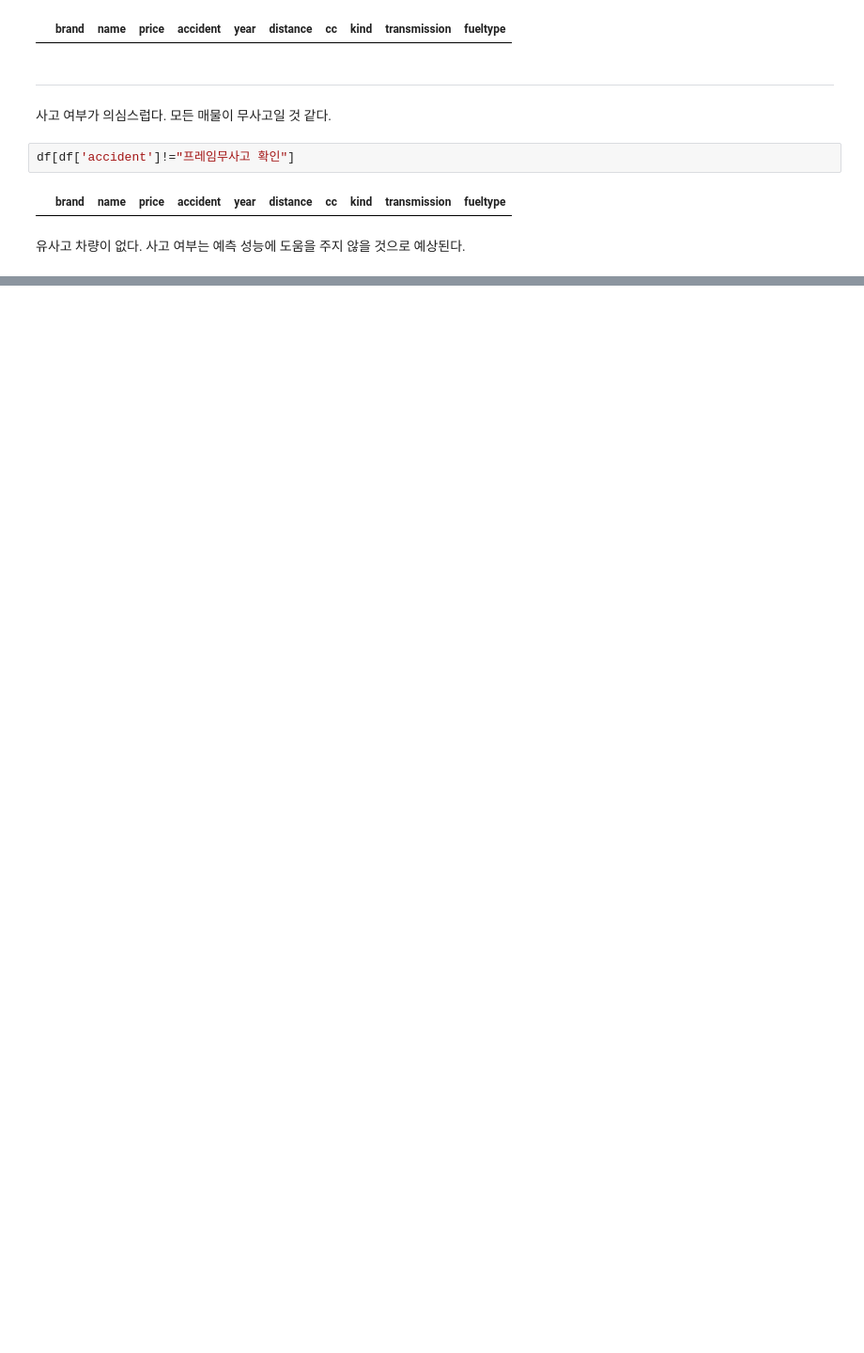
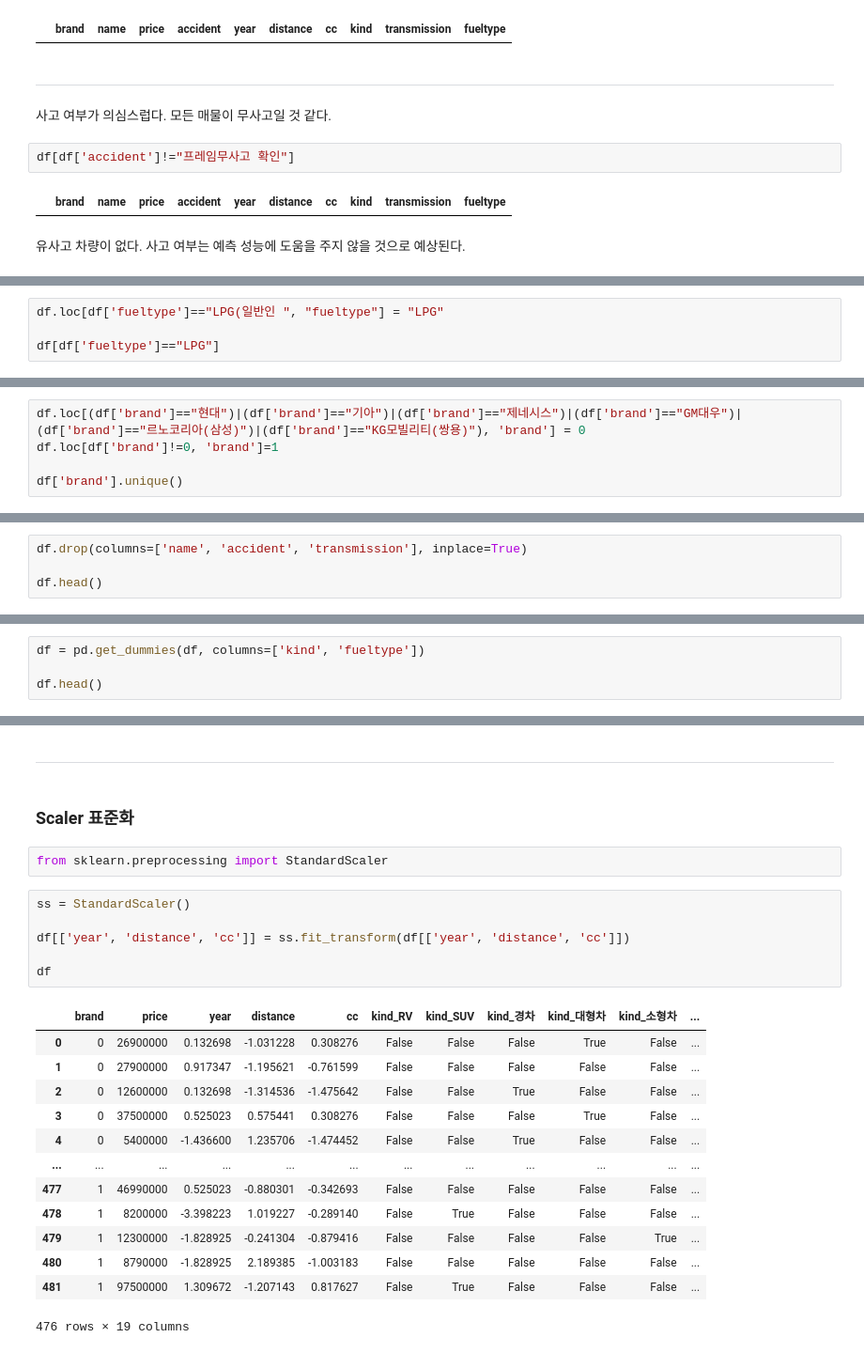
Before and after one commit to yunminseop/LearningModel, a Jupyter notebook: ML/UsedCar.ipynb, the cells around one changed output, grey strips where cells are left out. Shown at 94% size. Saved outputs shown, nothing was run; the diff lists cells and outputs as text; blank space fills up the shorter version.

```diff
--- a/ML/UsedCar.ipynb
+++ b/ML/UsedCar.ipynb
@@ -232,0 +435,4 @@ df[df['accident']!="프레임무사고 확인"]
+# %%
+df.loc[df['fueltype']=="LPG(일반인 ", "fueltype"] = "LPG"
+
+df[df['fueltype']=="LPG"]
@@ -232,0 +498,5 @@ df[df['accident']!="프레임무사고 확인"]
+# %%
+df.loc[(df['brand']=="현대")|(df['brand']=="기아")|(df['brand']=="제네시스")|(df['brand']=="GM대우")|(df['brand']=="르노코리아(삼성)")|(df['brand']=="KG모빌리티(쌍용)"), 'brand'] = 0
+df.loc[df['brand']!=0, 'brand']=1
+
+df['brand'].unique()
@@ -232,0 +543,4 @@ df[df['accident']!="프레임무사고 확인"]
+# %%
+df.drop(columns=['name', 'accident', 'transmission'], inplace=True)
+
+df.head()
@@ -232,0 +558,4 @@ df[df['accident']!="프레임무사고 확인"]
+# %%
+df = pd.get_dummies(df, columns=['kind', 'fueltype'])
+
+df.head()
@@ -232,0 +569,26 @@ df[df['accident']!="프레임무사고 확인"]
+# %% [markdown]
+---
+# %% [markdown]
+### Scaler 표준화
+# %%
+from sklearn.preprocessing import StandardScaler
+# %%
+ss = StandardScaler()
+
+df[['year', 'distance', 'cc']] = ss.fit_transform(df[['year', 'distance', 'cc']])
+
+df
+# %% [output]
+|  | brand | price | year | distance | cc | kind_RV | kind_SUV | kind_경차 | kind_대형차 | kind_소형차 | ... |
+| 0 | 0 | 26900000 | 0.132698 | -1.031228 | 0.308276 | False | False | False | True | False | ... |
+| 1 | 0 | 27900000 | 0.917347 | -1.195621 | -0.761599 | False | False | False | False | False | ... |
+| 2 | 0 | 12600000 | 0.132698 | -1.314536 | -1.475642 | False | False | True | False | False | ... |
+| 3 | 0 | 37500000 | 0.525023 | 0.575441 | 0.308276 | False | False | False | True | False | ... |
+| 4 | 0 | 5400000 | -1.436600 | 1.235706 | -1.474452 | False | False | True | False | False | ... |
+| ... | ... | ... | ... | ... | ... | ... | ... | ... | ... | ... | ... |
+| 477 | 1 | 46990000 | 0.525023 | -0.880301 | -0.342693 | False | False | False | False | False | ... |
+| 478 | 1 | 8200000 | -3.398223 | 1.019227 | -0.289140 | False | True | False | False | False | ... |
+| 479 | 1 | 12300000 | -1.828925 | -0.241304 | -0.879416 | False | False | False | False | True | ... |
+| 480 | 1 | 8790000 | -1.828925 | 2.189385 | -1.003183 | False | False | False | False | False | ... |
+| 481 | 1 | 97500000 | 1.309672 | -1.207143 | 0.817627 | False | True | False | False | False | ... |
+476 rows × 19 columns
```
Also changed, not shown: parts of 84 cells of this notebook.
